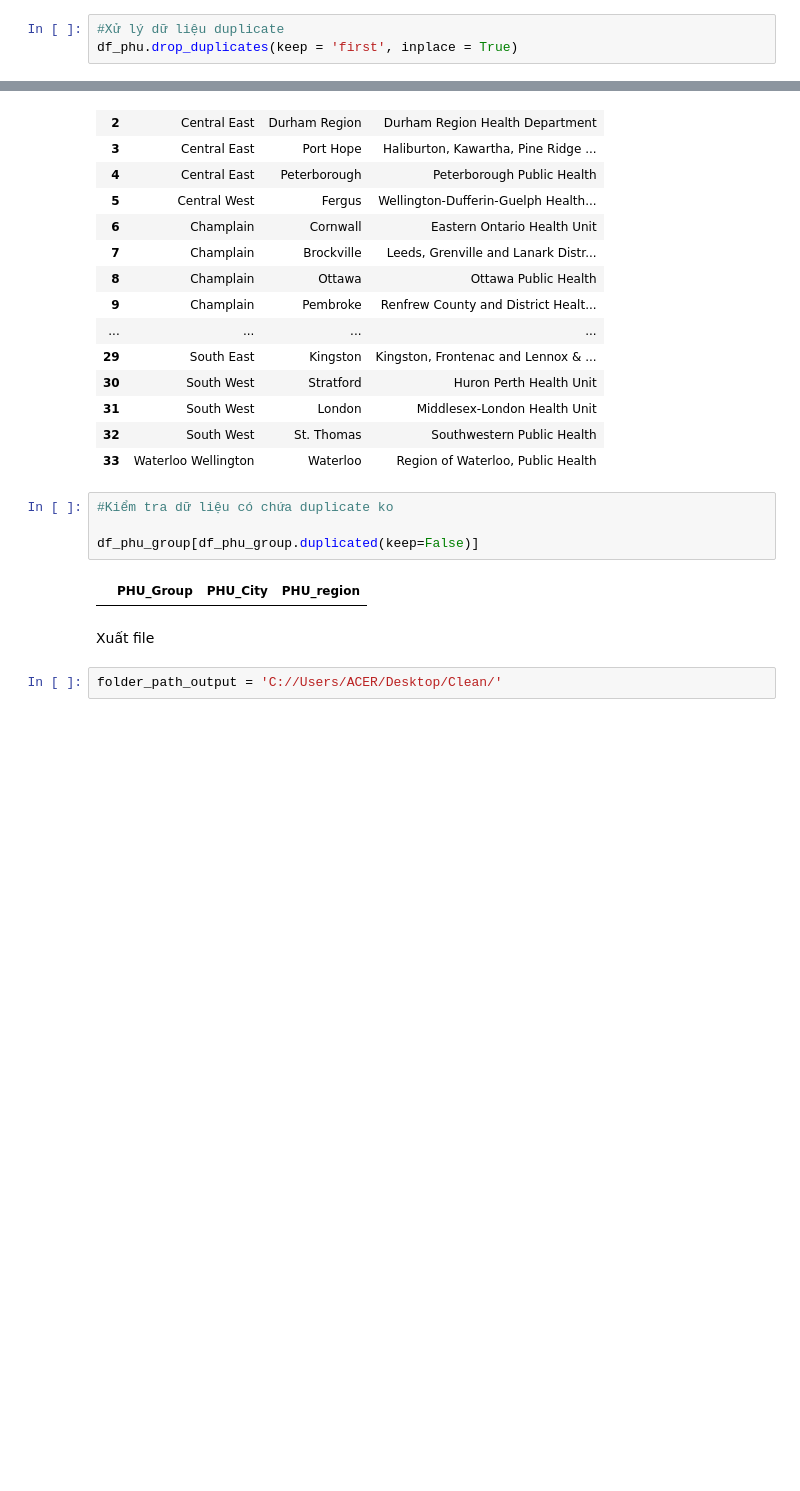
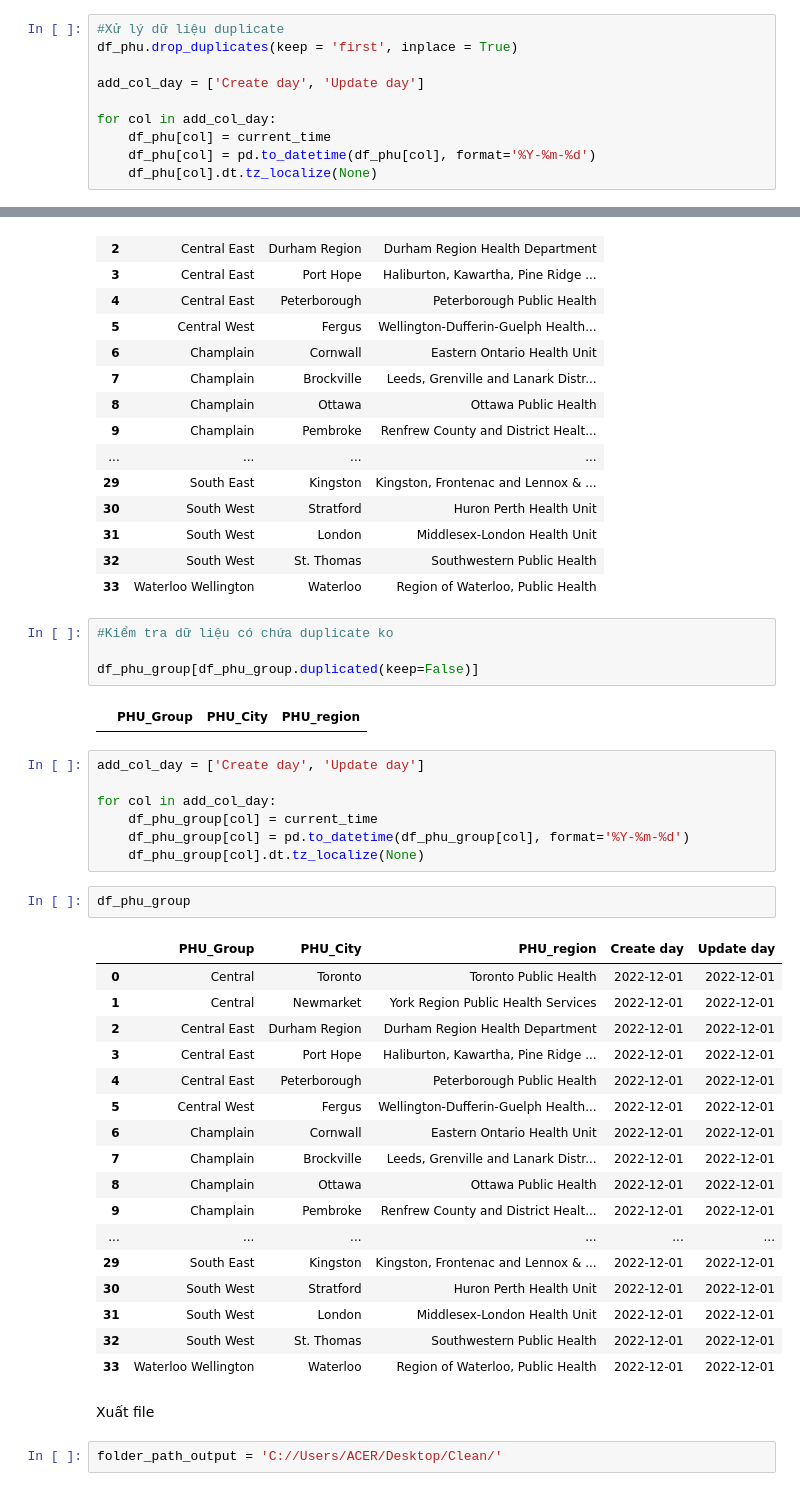
Before and after one commit to buicongdanh/BI_DATH, a Jupyter notebook: BiDataCleaning.ipynb, the cells around one changed output, grey strips where cells are left out. Saved outputs shown, nothing was run; the diff lists cells and outputs as text; blank space fills up the shorter version.

```diff
--- a/BiDataCleaning.ipynb
+++ b/BiDataCleaning.ipynb
@@ -395,3 +429,10 @@ df_phu[df_phu.duplicated(keep=False)]
 # %%
 #Xử lý dữ liệu duplicate
 df_phu.drop_duplicates(keep = 'first', inplace = True)
+
+add_col_day = ['Create day', 'Update day']
+
+for col in add_col_day:
+    df_phu[col] = current_time
+    df_phu[col] = pd.to_datetime(df_phu[col], format='%Y-%m-%d')
+    df_phu[col].dt.tz_localize(None)
@@ -467,6 +515,33 @@ df_phu_group
 df_phu_group[df_phu_group.duplicated(keep=False)]
 # %% [output]
 |  | PHU_Group | PHU_City | PHU_region |
+# %%
+add_col_day = ['Create day', 'Update day']
+
+for col in add_col_day:
+    df_phu_group[col] = current_time
+    df_phu_group[col] = pd.to_datetime(df_phu_group[col], format='%Y-%m-%d')
+    df_phu_group[col].dt.tz_localize(None)
+# %%
+df_phu_group
+# %% [output]
+|  | PHU_Group | PHU_City | PHU_region | Create day | Update day |
+| 0 | Central | Toronto | Toronto Public Health | 2022-12-01 | 2022-12-01 |
+| 1 | Central | Newmarket | York Region Public Health Services | 2022-12-01 | 2022-12-01 |
+| 2 | Central East | Durham Region | Durham Region Health Department | 2022-12-01 | 2022-12-01 |
+| 3 | Central East | Port Hope | Haliburton, Kawartha, Pine Ridge ... | 2022-12-01 | 2022-12-01 |
+| 4 | Central East | Peterborough | Peterborough Public Health | 2022-12-01 | 2022-12-01 |
+| 5 | Central West | Fergus | Wellington-Dufferin-Guelph Health... | 2022-12-01 | 2022-12-01 |
+| 6 | Champlain | Cornwall | Eastern Ontario Health Unit | 2022-12-01 | 2022-12-01 |
+| 7 | Champlain | Brockville | Leeds, Grenville and Lanark Distr... | 2022-12-01 | 2022-12-01 |
+| 8 | Champlain | Ottawa | Ottawa Public Health | 2022-12-01 | 2022-12-01 |
+| 9 | Champlain | Pembroke | Renfrew County and District Healt... | 2022-12-01 | 2022-12-01 |
+| ... | ... | ... | ... | ... | ... |
+| 29 | South East | Kingston | Kingston, Frontenac and Lennox & ... | 2022-12-01 | 2022-12-01 |
+| 30 | South West | Stratford | Huron Perth Health Unit | 2022-12-01 | 2022-12-01 |
+| 31 | South West | London | Middlesex-London Health Unit | 2022-12-01 | 2022-12-01 |
+| 32 | South West | St. Thomas | Southwestern Public Health | 2022-12-01 | 2022-12-01 |
+| 33 | Waterloo Wellington | Waterloo | Region of Waterloo, Public Health | 2022-12-01 | 2022-12-01 |
 # %% [markdown]
 Xuất file
 # %%
```
Also changed, not shown: parts of 18 cells of this notebook, 7 other files.
